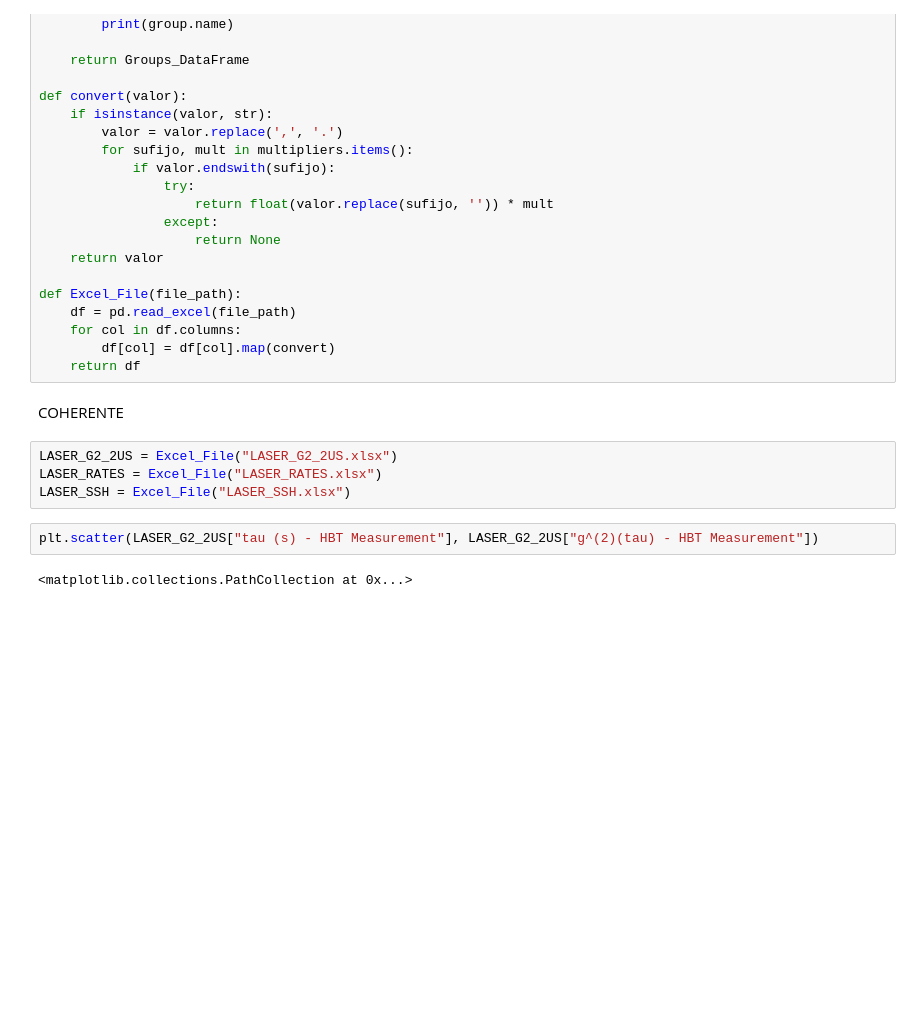
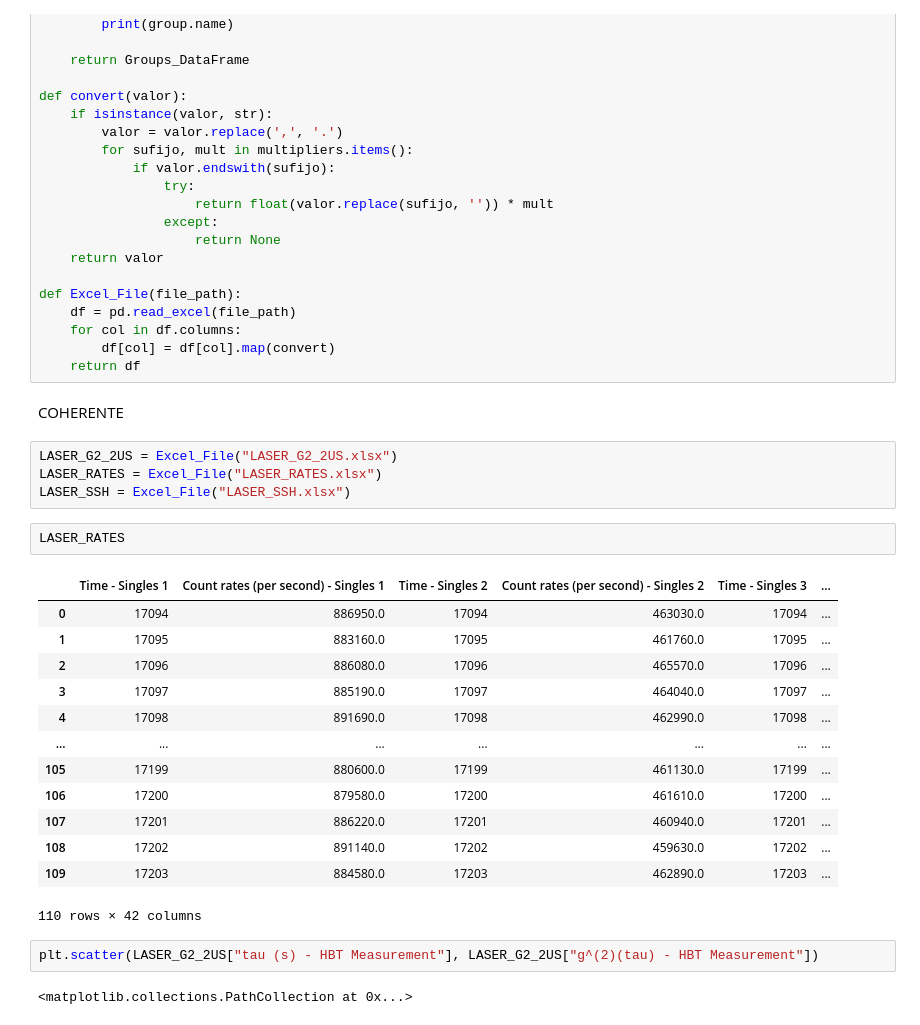
Before and after one commit to ThomasAnkhe/Quantum_Optics_Lab, a Jupyter notebook: 4.Correlation_function/Medicion_g(2).ipynb, the cells around one changed output. Cells and saved outputs as stored; diff of their text form; blank space fills up the shorter version.

```diff
--- a/4.Correlation_function/Medicion_g(2).ipynb
+++ b/4.Correlation_function/Medicion_g(2).ipynb
@@ -54,6 +54,22 @@ COHERENTE
 LASER_G2_2US = Excel_File("LASER_G2_2US.xlsx")
 LASER_RATES = Excel_File("LASER_RATES.xlsx")
 LASER_SSH = Excel_File("LASER_SSH.xlsx")
+# %%
+LASER_RATES
+# %% [output]
+|  | Time - Singles 1 | Count rates (per second) - Singles 1 | Time - Singles 2 | Count rates (per second) - Singles 2 | Time - Singles 3 | ... |
+| 0 | 17094 | 886950.0 | 17094 | 463030.0 | 17094 | ... |
+| 1 | 17095 | 883160.0 | 17095 | 461760.0 | 17095 | ... |
+| 2 | 17096 | 886080.0 | 17096 | 465570.0 | 17096 | ... |
+| 3 | 17097 | 885190.0 | 17097 | 464040.0 | 17097 | ... |
+| 4 | 17098 | 891690.0 | 17098 | 462990.0 | 17098 | ... |
+| ... | ... | ... | ... | ... | ... | ... |
+| 105 | 17199 | 880600.0 | 17199 | 461130.0 | 17199 | ... |
+| 106 | 17200 | 879580.0 | 17200 | 461610.0 | 17200 | ... |
+| 107 | 17201 | 886220.0 | 17201 | 460940.0 | 17201 | ... |
+| 108 | 17202 | 891140.0 | 17202 | 459630.0 | 17202 | ... |
+| 109 | 17203 | 884580.0 | 17203 | 462890.0 | 17203 | ... |
+110 rows × 42 columns
 # %%
 plt.scatter(LASER_G2_2US["tau (s) - HBT Measurement"], LASER_G2_2US["g^(2)(tau) - HBT Measurement"])
 # %% [output]
```
Also changed, not shown: parts of 4 cells of this notebook.
